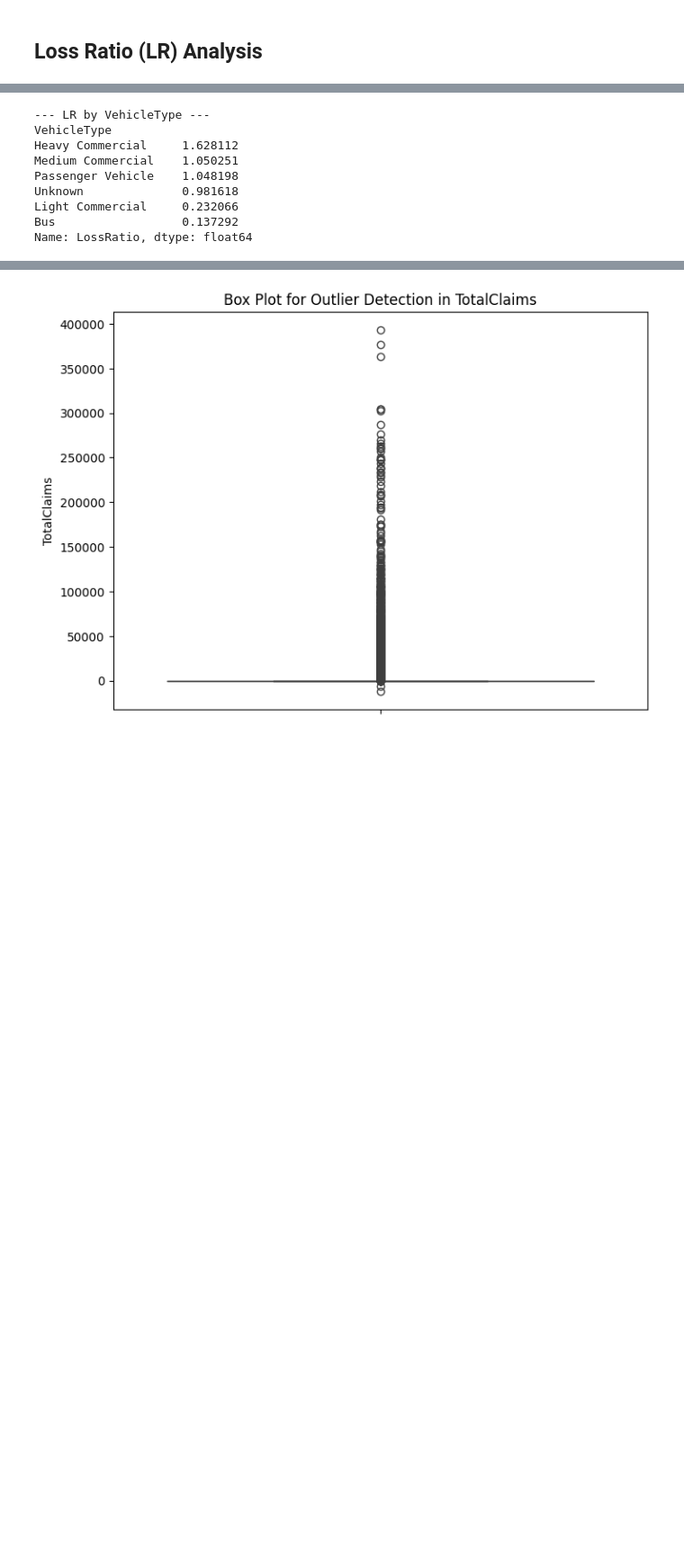
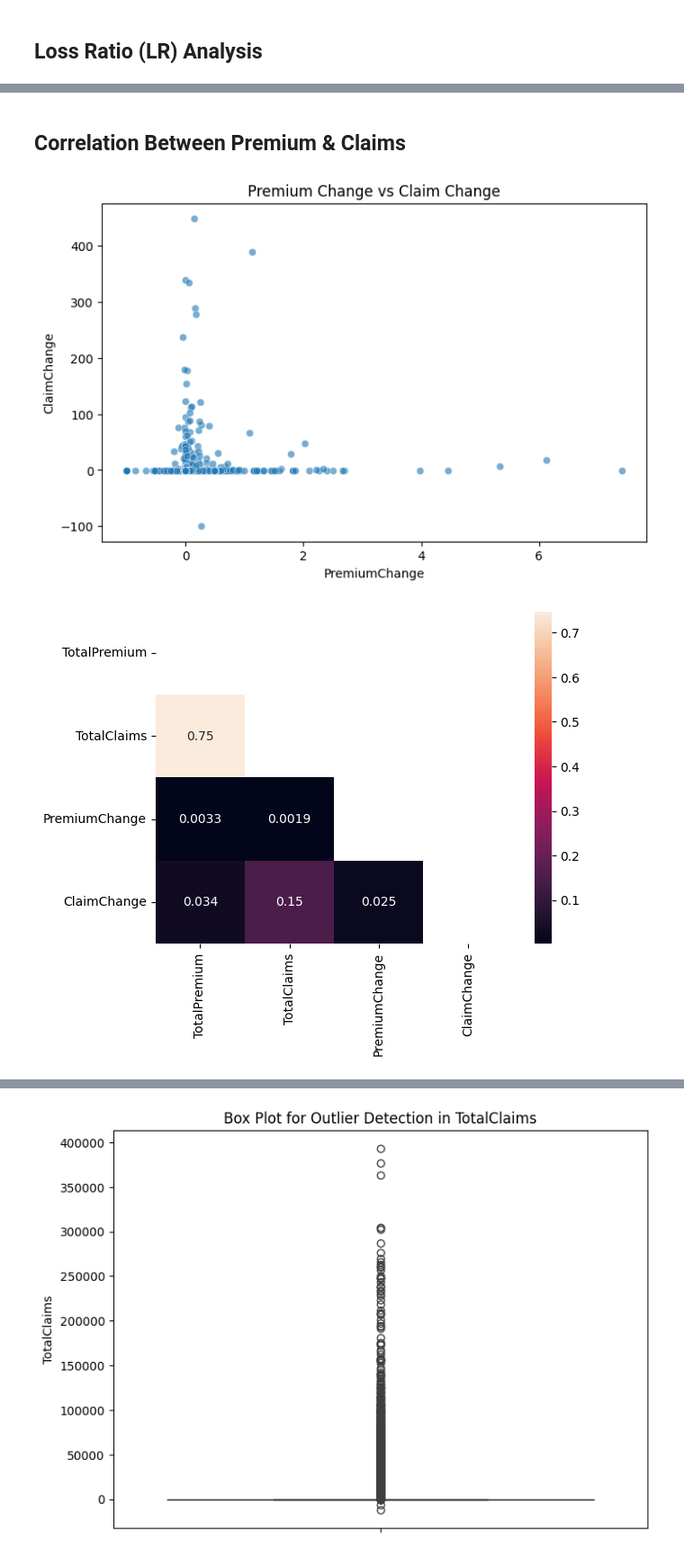
Before and after one commit to Aryam-21/insurance-risk-analytics, a Jupyter notebook: notebooks/task-1.ipynb, the cells around one changed output, grey strips where cells are left out. Shown at 90% size. Cells and saved outputs as stored; diff of their text form; code cells hidden in the pictures; blank space fills up the shorter version.

```diff
--- a/notebooks/task-1.ipynb
+++ b/notebooks/task-1.ipynb
@@ -126,16 +141,34 @@ Name: LossRation, dtype: float64
-# %%
-# Loss Ratio (LR) Analysis
-lr_by_vehicletype = df.groupby('VehicleType').apply(calculate_lr).sort_values(ascending=False).rename('LossRatio')
-print("\n--- LR by VehicleType ---")
-print(lr_by_vehicletype)
-# %% [output]
---- LR by VehicleType ---
-VehicleType
-Heavy Commercial     1.628112
-Medium Commercial    1.050251
-Passenger Vehicle    1.048198
-Unknown              0.981618
-Light Commercial     0.232066
-Bus                  0.137292
-Name: LossRatio, dtype: float64
+# %% [markdown]
+## Correlation Between Premium & Claims
+# %%
+# Create Month column
+df['Month'] = df['TransactionMonth'].dt.to_period('M').astype(str)
+
+# Aggregate by ZipCode + Month
+zip_monthly = df.groupby(['PostalCode', 'Month']).agg(
+    TotalPremium=('TotalPremium', 'sum'),
+    TotalClaims=('TotalClaims', 'sum')
+).reset_index()
+
+# Month-over-Month changes
+zip_monthly = zip_monthly.sort_values(['PostalCode', 'Month'])
+zip_monthly['PremiumChange'] = zip_monthly.groupby('PostalCode')['TotalPremium'].pct_change()
+zip_monthly['ClaimChange'] = zip_monthly.groupby('PostalCode')['TotalClaims'].pct_change()
+
+# Scatter plot
+plt.figure(figsize=(8,5))
+sns.scatterplot(data=zip_monthly, x='PremiumChange', y='ClaimChange', alpha=0.6)
+plt.title("Premium Change vs Claim Change")
+plt.show()
+
+# Correlation matrix + heatmap
+corr = zip_monthly[['TotalPremium','TotalClaims','PremiumChange','ClaimChange']].corr()
+mask = np.zeros_like(corr)
+up_tri = np.triu_indices_from(mask)
+mask[up_tri] = True
+sns.heatmap(data=corr, mask=mask, annot=True)
+plt.show()
+# %% [output]
+[figure, added]
+[figure, added]
 # %% [markdown]
```
Also changed, not shown: parts of 10 cells of this notebook, 1 other file.
